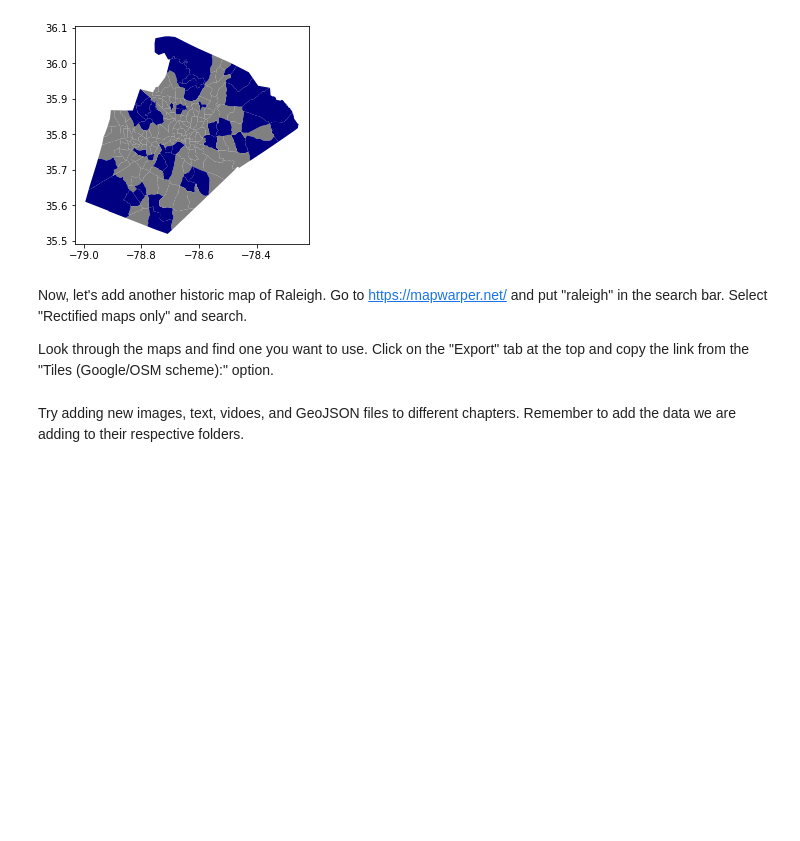
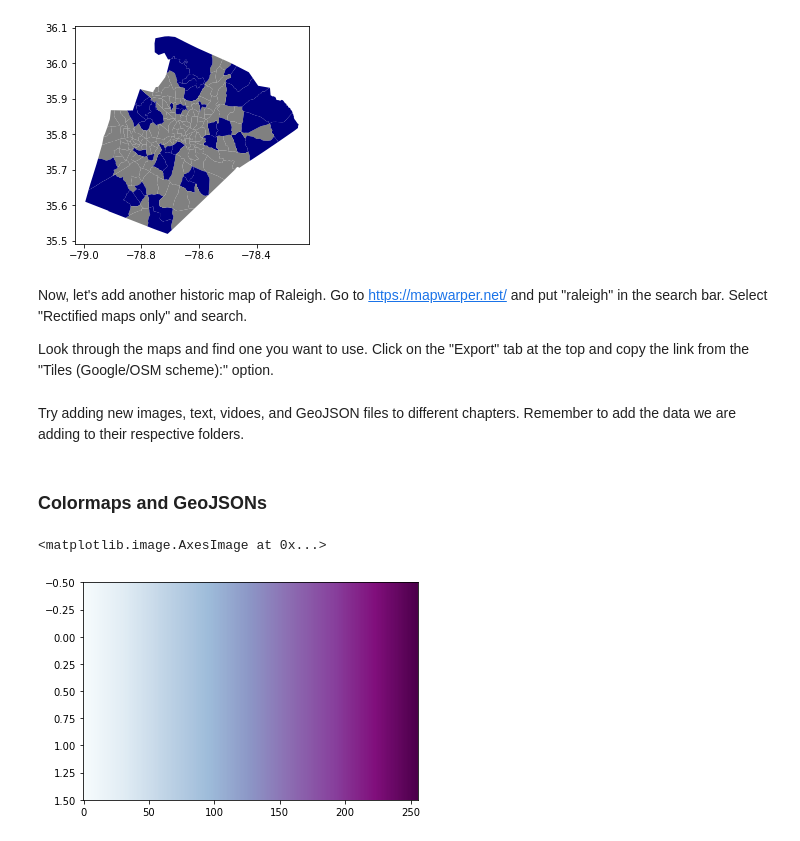
Before and after one commit to shamik394/SB_leaflet_1, a Jupyter notebook: storymap.ipynb, the cells around one changed output. Cells and saved outputs as stored; diff of their text form; code cells hidden in the pictures; blank space fills up the shorter version.

Commit message:
updating geojson with color ramp

```diff
--- a/storymap.ipynb
+++ b/storymap.ipynb
@@ -586,3 +586,5 @@ Look through the maps and find one you want to use. Click on the "Export" tab at
 # %% [markdown]
 Try adding new images, text, vidoes, and GeoJSON files to different chapters.
 Remember to add the data we are adding to their respective folders.
+# %% [markdown]
+### Colormaps and GeoJSONs
@@ -588,0 +602,16 @@ Remember to add the data we are adding to their respective folders.
+# %%
+# Set up to visualize the colors you want to use:
+
+# number of classes you need
+n_classes = 256
+gradient = np.linspace(0, 1, n_classes)
+gradient = np.vstack((gradient, gradient))
+# %%
+# Choose the color ramp you want
+colormap_name = 'BuPu'
+
+# Plot the color map
+plt.imshow(gradient, aspect='auto', cmap=mpl.colormaps[colormap_name])
+# %% [output]
+<matplotlib.image.AxesImage at 0x...>
+[figure, added]
```
Also changed, not shown: parts of 18 cells of this notebook, 2 other files.
